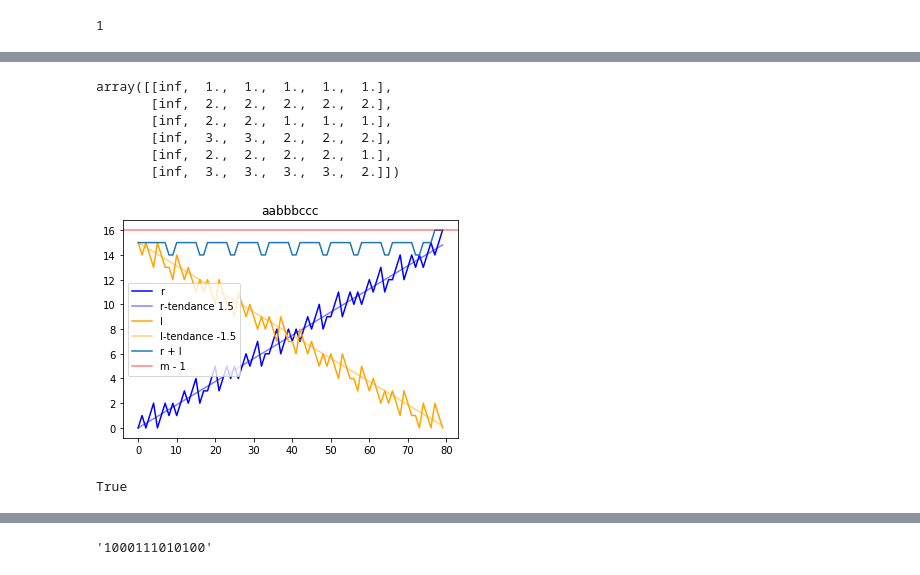
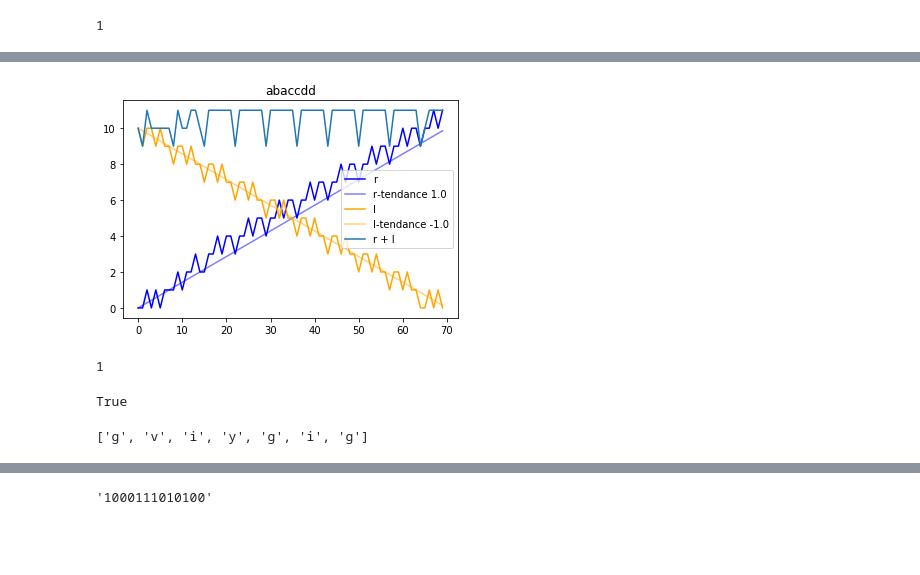
Before and after one commit to sofamaniac/algebre_tropicale, a Jupyter notebook: Notebook.ipynb, the cells around one changed output, grey strips where cells are left out. Saved outputs shown, nothing was run; the diff lists cells and outputs as text; code cells hidden in the pictures; blank space fills up the shorter version.

```diff
--- a/Notebook.ipynb
+++ b/Notebook.ipynb
@@ -64,5 +85,0 @@ array([[ 0,  1,  0,  1,  2,  0,  1,  2],
-# %%
-n = 8
-word = "aba"
-r = calcul_r(word * n).reshape((n, len(word)))
-r[1:]
@@ -88,2 +106,0 @@ array([[1, 1, 1, 1, 2, 2],
-# %%
-r = np.array([[0, 1, 0, 1, 0, 1]])
@@ -206,23 +171,19 @@ draw_graph("aabbcc")
-# %%
-calcul_matrix("aabbcc")
-# %% [output]
-array([[inf,  1.,  1.,  1.,  1.,  1.],
-       [inf,  2.,  2.,  2.,  2.,  2.],
-       [inf,  2.,  2.,  1.,  1.,  1.],
-       [inf,  3.,  3.,  2.,  2.,  2.],
-       [inf,  2.,  2.,  2.,  2.,  1.],
-       [inf,  3.,  3.,  3.,  3.,  2.]])
 # %%
 def pente(vec: np.array, period: int):
-
+    """Calcule la pente moyenne de vec sur 2 period
+    on doit donner dans period le ppcm de toutes les périodes possibles du mot pour pouvoir calculer les coubes de tendance,
+    de plus il faut len(vec) > 3 * period + temps de transition"""
     assert (
         (vec[-period:] - vec[-2 * period: -period])
         ==
         (vec[-2 * period: -period] - vec[-3 * period: -2 * period])
-            ).all(), "Le vecteur n'est pas périodique"
+            ).all(), f"Le vecteur n'est pas périodique de période {period}"
     return (vec[-1] - vec[-period - 1]) / period
 # %%
 def plot_r_l_m(word: str, n=10, max_period=2):
+    """Affiche r, l et r + l pour le mot word * n,
+    on doit donner dans max_period le ppcm de toutes les périodes possibles du mot pour pouvoir calculer les coubes de tendance,
+    de plus il faut n > 3 * max_period + temps de transition"""
     r = calcul_r(word * n)
     l = calcul_l(word * n)
 
@@ -236,12 +197,16 @@ def plot_r_l_m(word: str, n=10, max_period=2):
     plt.plot(range(len(word) * n), l, label="l", color="orange")
     plt.plot(range(len(word) * n), al * np.arange(len(word) * n) + l.max(), label=f"l-tendance {al * len(word)}", color="orange", alpha=0.5)
     plt.plot(range(len(word) * n), rl, label="r + l")
-    plt.axhline(i, label="m - 1", color='red', alpha=0.5)
+    # plt.axhline(i, label="m - 1", color='red', alpha=0.5)
     plt.title(word)
     plt.legend()
+    plt.show()
-# %%
-plot_r_l_m("aabbbccc")
-# %% [output]
-[figure, removed]
+# %%
+word = "abaccdd"
+plot_r_l_m(word)
+cyclicite(calcul_matrix(word))
+# %% [output]
+[figure, added]
+1
 # %%
 def pente_equal(word: str, n=10, max_period=2):
@@ -266,3 +247,7 @@ def to_base(n, base=2):
 pente_equal("abbabbbcba")
 # %% [output]
 True
+# %%
+[b for b in "gviygig"]
+# %% [output]
+['g', 'v', 'i', 'y', 'g', 'i', 'g']
```
Also changed, not shown: parts of 33 cells of this notebook.
